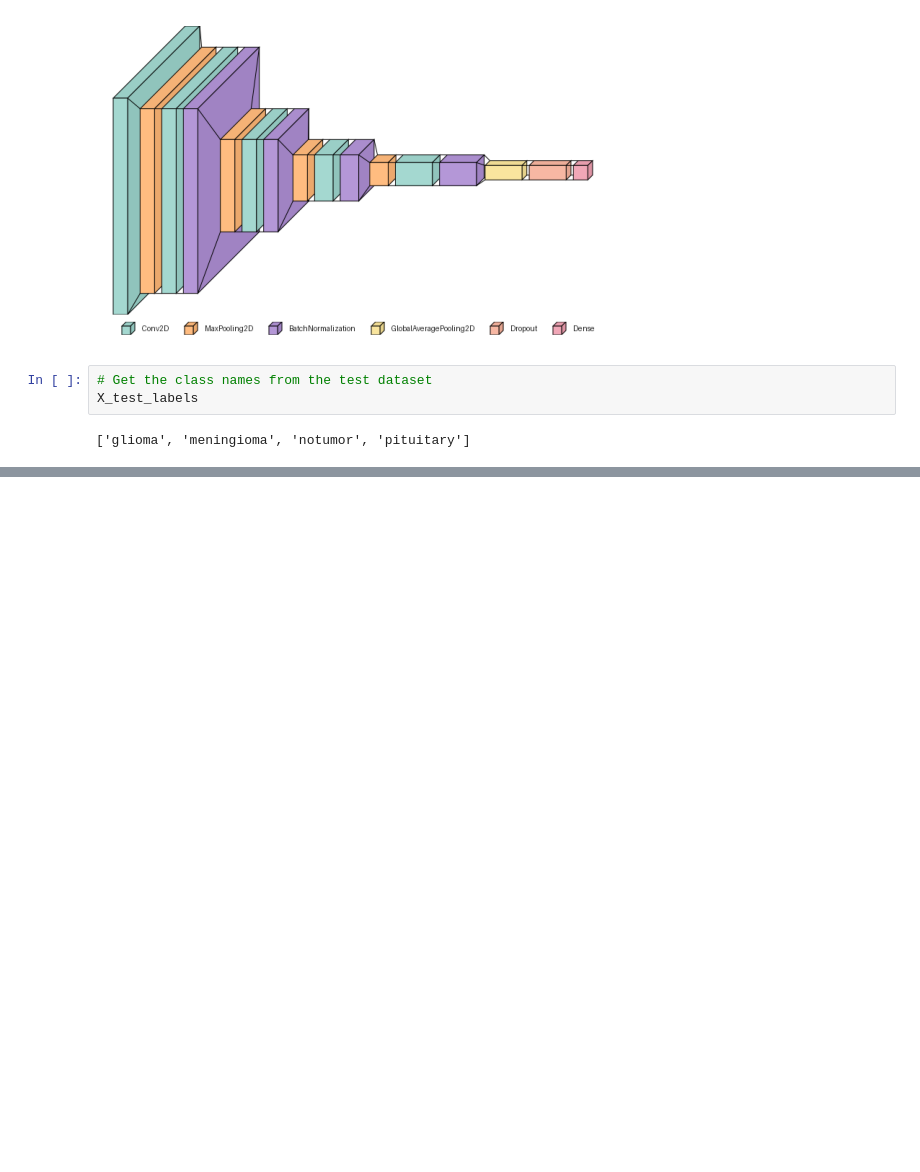
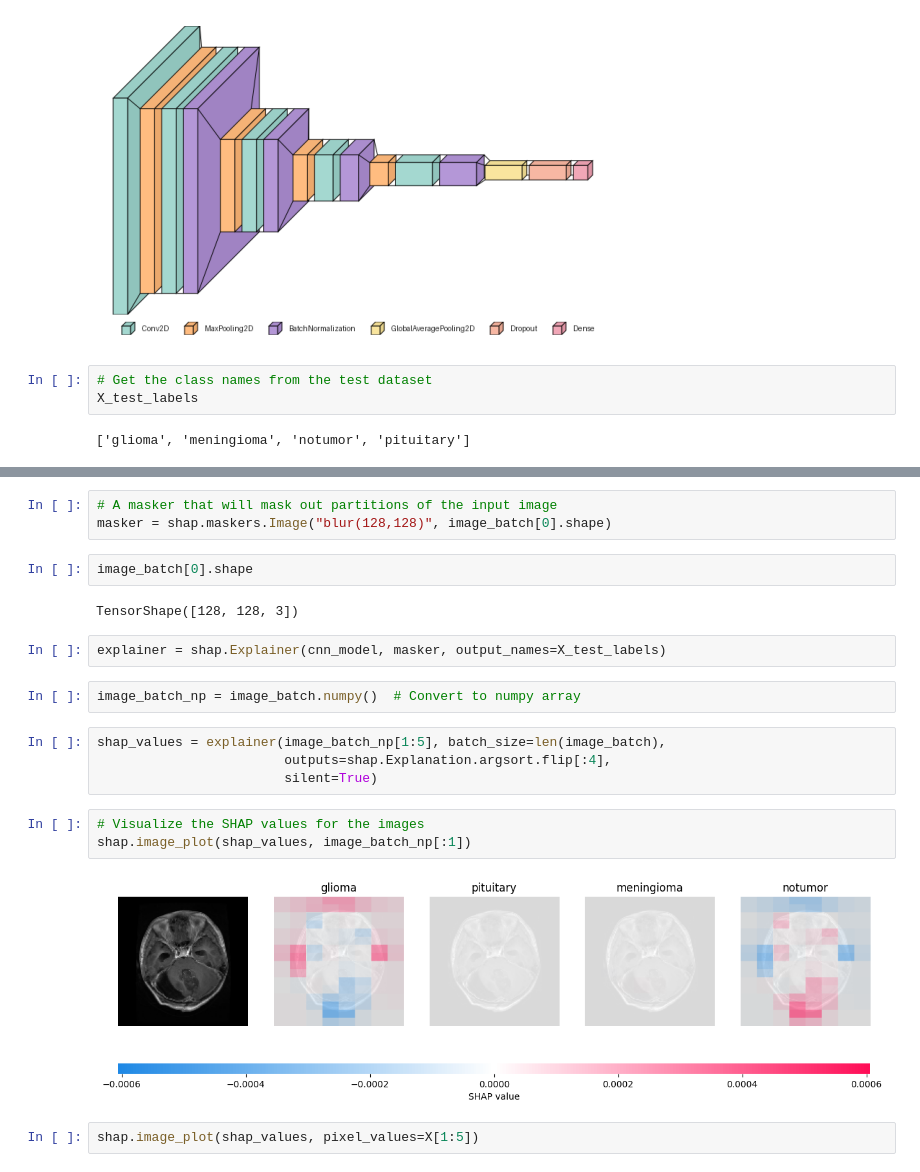
Before and after one commit to joelbrice/brainmap, a Jupyter notebook: notebooks/cnn_model.ipynb, the cells around one changed output, grey strips where cells are left out. Saved outputs shown, nothing was run; the diff lists cells and outputs as text; blank space fills up the shorter version.

Commit message:
Gokhan Dede - CNN Model, Explainable AI and Object Detectin(YOLO8)

```diff
--- a/notebooks/cnn_model.ipynb
+++ b/notebooks/cnn_model.ipynb
@@ -386,0 +420,22 @@ plt.show()
+# %%
+# A masker that will mask out partitions of the input image
+masker = shap.maskers.Image("blur(128,128)", image_batch[0].shape)
+# %%
+image_batch[0].shape
+# %% [output]
+TensorShape([128, 128, 3])
+# %%
+explainer = shap.Explainer(cnn_model, masker, output_names=X_test_labels)
+# %%
+image_batch_np = image_batch.numpy()  # Convert to numpy array
+# %%
+shap_values = explainer(image_batch_np[1:5], batch_size=len(image_batch),
+                        outputs=shap.Explanation.argsort.flip[:4],
+                        silent=True)
+# %%
+# Visualize the SHAP values for the images
+shap.image_plot(shap_values, image_batch_np[:1])
+# %% [output]
+[figure, added]
+# %%
+shap.image_plot(shap_values, pixel_values=X[1:5])
```
Also changed, not shown: parts of 11 cells of this notebook, 10 other files.
